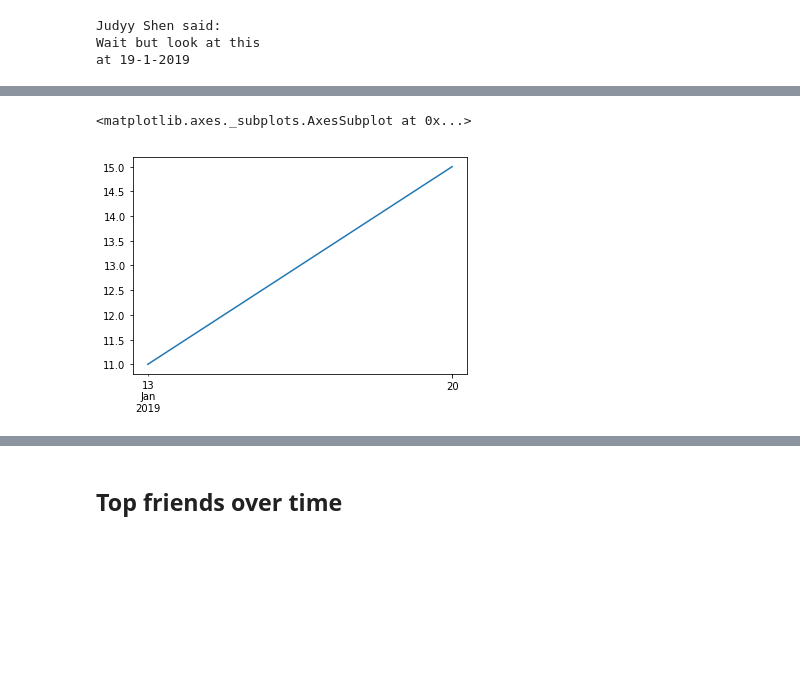
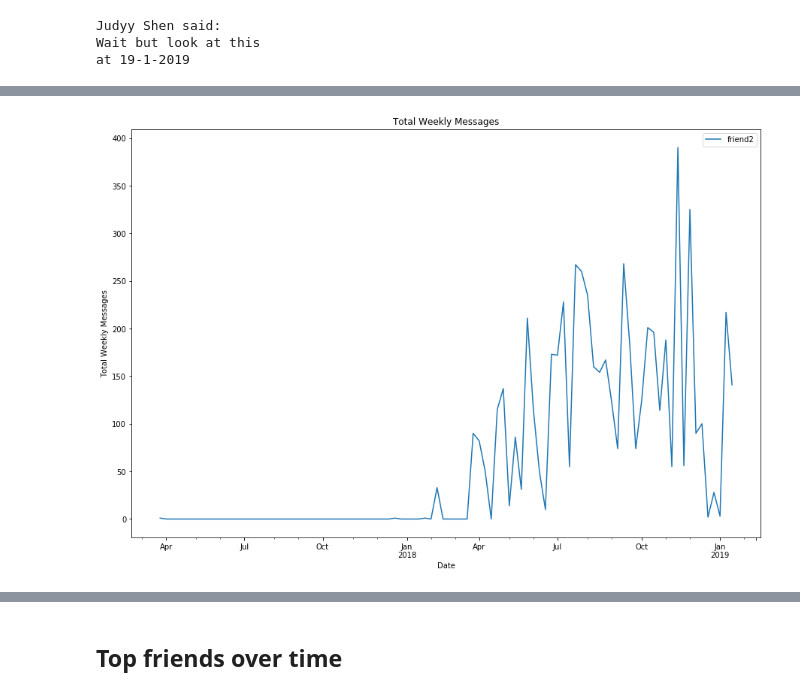
Before and after one commit to heyyjudes/is-they-into-you, a Jupyter notebook: getting-started.ipynb, the cells around one changed output, grey strips where cells are left out. Saved outputs shown, nothing was run; the diff lists cells and outputs as text; code cells hidden in the pictures; blank space fills up the shorter version.

```diff
--- a/getting-started.ipynb
+++ b/getting-started.ipynb
@@ -39,7 +37,7 @@ root_dir = 'data/inbox/'
 my_name = 'Judyy Shen' # your facebook name'
 foldername = "friend1"
 # %%
-with open(root_dir + filename + '/message.json') as f:
+with open(root_dir + foldername + '/message.json') as f:
             data = json.load(f)
 # %% [markdown]
 This json object will contain: participants, messages, title, is_still_participant, thread_type, and thread_path.
@@ -106,8 +103,12 @@ for msg in data['messages']:
     else:
         all_msg[date] = 1
 # %%
-all_msg = pd.Series(all_msg, name="friend1")
-all_msg.resample('W').sum().plot()
+all_msg = pd.Series(all_msg, name="friend2")
+all_msg.resample('W').sum().plot(figsize=(15,10))
+plt.legend()
+plt.title("Total Weekly Messages")
+plt.xlabel("Date")
+plt.ylabel("Total Weekly Messages")
+plt.show()
 # %% [output]
-<matplotlib.axes._subplots.AxesSubplot at 0x...>
-[figure, old version]
+[figure, new version]
```
Also changed, not shown: parts of 7 cells of this notebook.
